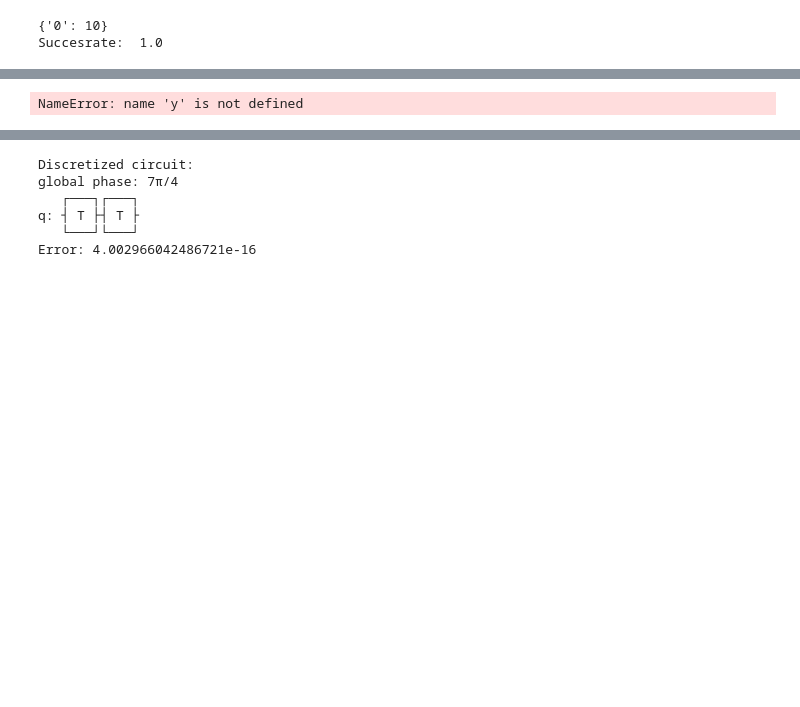
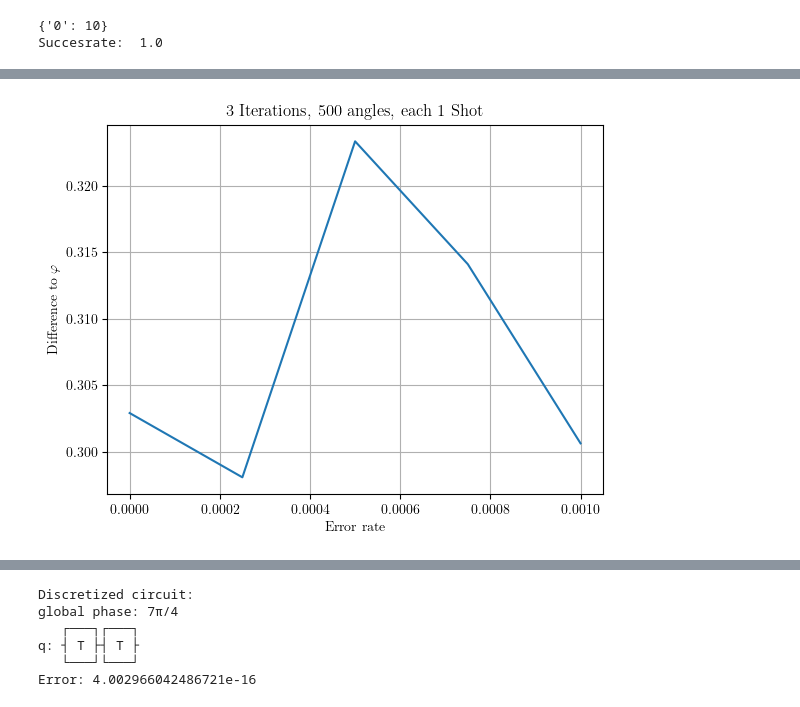
Before and after one commit to RicemanBoy/Bachelor, a Jupyter notebook: irgendwas.ipynb, the cells around one changed output, grey strips where cells are left out. Drawn from its saved outputs; the diff is of its cells as text; code cells hidden in the pictures; blank space fills up the shorter version.

```diff
--- a/irgendwas.ipynb
+++ b/irgendwas.ipynb
@@ -430,0 +428,10 @@ adjU: [['tdg', 'h', 'tdg', 'h', 'tdg', 'h', 'tdg', 'h', 'tdg', 'h', 'tdg', 'h',
+# %%
+a, b = [], []
+with open("unitary8.txt", "r") as file:
+    for line in file:
+        a.append(list(map(str, line.strip().split(","))))
+with open("adjunitary8.txt", "r") as file:
+    for line in file:
+        b.append(list(map(str, line.strip().split(","))))
+
+print(len(a[1]))
@@ -501,8 +510,3 @@ print("Succesrate: ", one/shots)
 # %% [output]
 {'0': 10}
 Succesrate:  1.0
-# %%
-a,b,angle = randomU(5+2)
-
-for p in range(len(a)):
-    print(p)
@@ -515,5 +513,5 @@ for p in range(len(a)):
 # %%
-def convert(bin: str):                  #konvertiert den bitstring in deciaml, e.g. 0110 = 0.375
+def convert(bin: str):                  #konvertiert den bitstring in decimal, e.g. 0110 = 0.375
     k = list(bin)
     a = [int(i) for i in k]
     n = 0
@@ -522,8 +520,40 @@ def convert(bin: str):                  #konvertiert den bitstring in deciaml, e
             n += 1/2**(i+1)
     return n
 
-def Leon(iter: int, angles: int, noise: float):
-    a,b,angle = randomU(angles+2)               #0 und 1 werden rausgenommen
+def U2(qc: QuantumCircuit, pos: int, gate: list):
+    for i in gate:
+        if i == "s":
+            qc.s(pos)
+        if i == "sdg":
+            qc.sdg(pos)
+        if i == "t":
+            qc.t(pos)
+        if i == "tdg":
+            qc.tdg(pos)
+        if i == "h":
+            qc.h(pos)
+
+def CU_L(qc: QuantumCircuit, Ugates: list, adjUgates: list):
+    U2(qc, 0, Ugates)
+    U2(qc, 1, Ugates)
+    qc.cx(0,1)
+    U2(qc, 1, adjUgates)
+    qc.cx(0,1)
+
+def Leon(iter: int, noise: float):
+    n = 500
+    angle = np.linspace(0,1,n+2)
+    angle = np.delete(angle, [n+1])
+    angle = np.delete(angle, [0])
+
+    a, b = [], []
+    with open("unitary500.txt", "r") as file:
+        for line in file:
+            a.append(list(map(str, line.strip().split(","))))
+    with open("adjunitary500.txt", "r") as file:
+        for line in file:
+            b.append(list(map(str, line.strip().split(","))))
+
     y = 0
     for o in range(len(a)):
         bitstring = ""
@@ -533,53 +563,57 @@ def Leon(iter: int, angles: int, noise: float):
             qr = QuantumRegister(2,"q")
             cbit = ClassicalRegister(1, "c")
             qc = QuantumCircuit(qr, cbit)
+
             p = noise
             p_error = pauli_error([["X",p/2],["I",1-p],["Z",p/2]])
             p_error_2 = pauli_error([["XI",p/4],["IX",p/4],["II",1-p],["ZI",p/4],["IZ",p/4]])
-
             noise_model = NoiseModel()
             noise_model.add_all_qubit_quantum_error(p_error, ['x', "z", 'h', "s", "sdg", "t", "tdg", "rz"])  # Apply to single-qubit gates
             noise_model.add_all_qubit_quantum_error(p_error_2, ['cx'])  # Apply to 2-qubit gates
+
             qc.x(1)
             qc.h(0)
-            for i in range(iter-i):
-                CU_L(qc, a, b)
+            for j in range(iter-i):
+                CU_L(qc, a[o], b[o])
 
-            for i in rots:
-                qc.rz(-np.pi*(i),1)
+            for j in rots:
+                qc.rz(-2*np.pi*(j),0)
 
             qc.h(0)
             qc.measure(0,0)
 
             shots = 1
             sim = AerSimulator()
             job = sim.run(qc, shots=shots)
             result = job.result()
             counts = result.get_counts()
             bit = list(counts.keys())
 
             if bit[0] == "0":
                 bitstring += "0"
             else:
                 bitstring += "1"
-                rots.append(0.5)
-
+                rots.append(1)
         value = convert(bitstring)
         diff = np.abs(value-angle[o])
         y += diff
-    y = y/angles
+    y = y/len(angle)
     return y
 
-p = np.linspace(0,0.01,10)
+p = np.linspace(0,0.001,5)
 
 y_all = []
 
 for i in p:
-    ok = Leon(3, 10, i)
+    ok = Leon(3, i)
     y_all.append(ok)
 
 plt.plot(p,y_all)
+plt.xlabel("Error rate")
+plt.ylabel(r"Difference to $\varphi$")
+plt.title("3 Iterations, 500 angles, each 1 Shot")
+plt.grid()
 plt.show()
 # %% [output]
-NameError: name 'y' is not defined
+[figure, added]
 # %%
```
Also changed, not shown: parts of 4 cells of this notebook, 4 other files.
